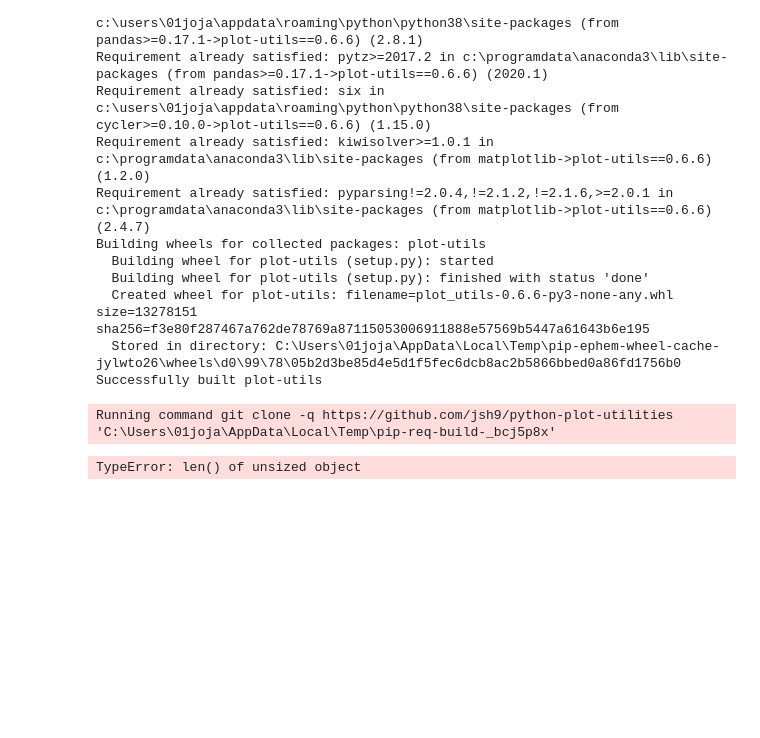
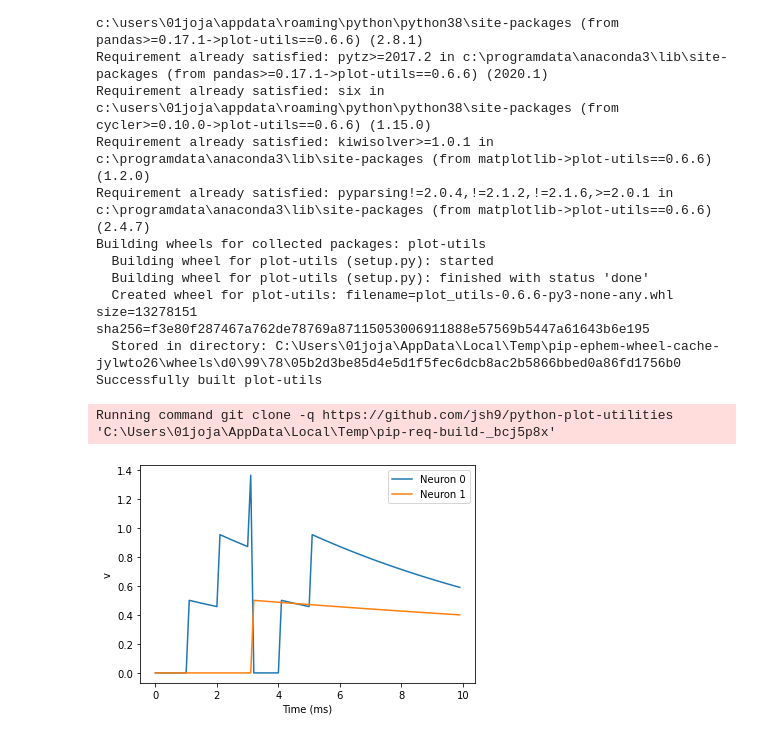
Before and after one commit to EmilyBjartskular/spiking-adventure, a Jupyter notebook: notebook/Test synapses connections.ipynb, the cells around one changed output. Drawn from its saved outputs; the diff is of its cells as text; code cells hidden in the pictures; blank space fills up the shorter version.

```diff
--- a/notebook/Test synapses connections.ipynb
+++ b/notebook/Test synapses connections.ipynb
@@ -90,32 +90,36 @@ def visualise_connectivity(S):
 # %%
 start_scope()
 
 eqs = '''
 dv/dt = (I-v)/tau : 1
 I : 1
 tau : second
 '''
 
-indices = [0,0]
+indices = [0,0,0,0,0]
 
-input_layer = SpikeGeneratorGroup(1, indices, [2,10]*ms, dt=sim_dt) # assigs 1/4 of the neurons to the input layer
+input_layer = SpikeGeneratorGroup(1, indices, [1,2,3,4,5]*ms) # assigs 1/4 of the neurons to the input layer
 
 G = NeuronGroup(2, eqs, threshold='v>1', reset='v = 0', method='exact')
-G.I = [2, 1]
+G.I = [0, 0]
 G.tau = [10, 30]*ms
 
 # Comment these two lines out to see what happens without Synapses
 S = Synapses(G, G, on_pre='v_post += 0.5')
 S.connect(i=0, j=1)
 
+generate_to_network = Synapses(input_layer, G, on_pre='v_post += 0.5')
+
+#generate_to_network.connect()
+generate_to_network.connect(i=0,j=0)
 M = StateMonitor(G, 'v', record=True)
 
-run(100*ms)
+run(10*ms)
 
 plot(M.t/ms, M.v[0], label='Neuron 0')
 plot(M.t/ms, M.v[1], label='Neuron 1')
 xlabel('Time (ms)')
 ylabel('v')
 legend();
 # %% [output]
-TypeError: len() of unsized object
+[figure, added]
```
Also changed, not shown: 2 other files.
